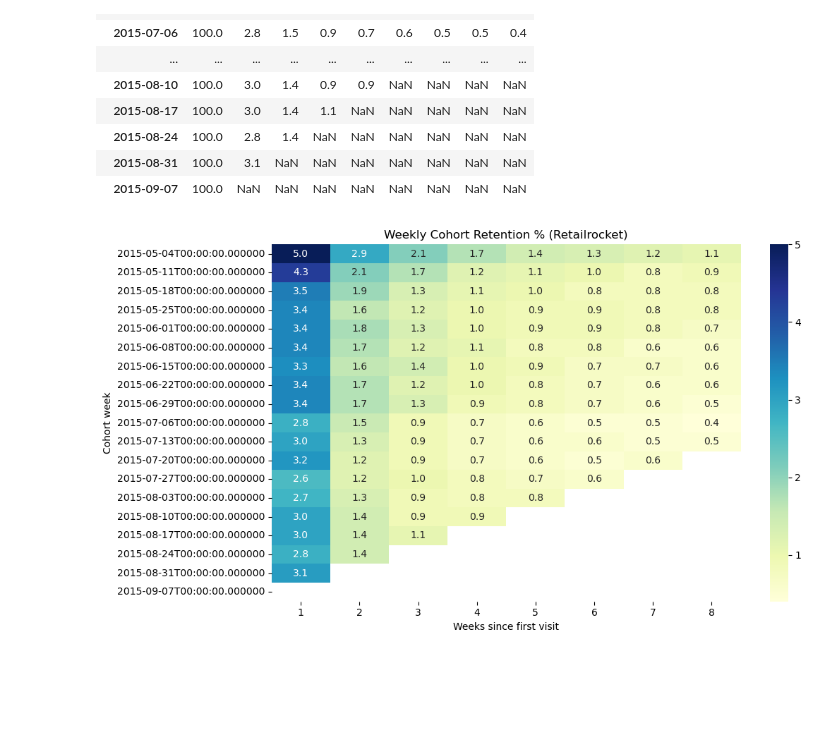
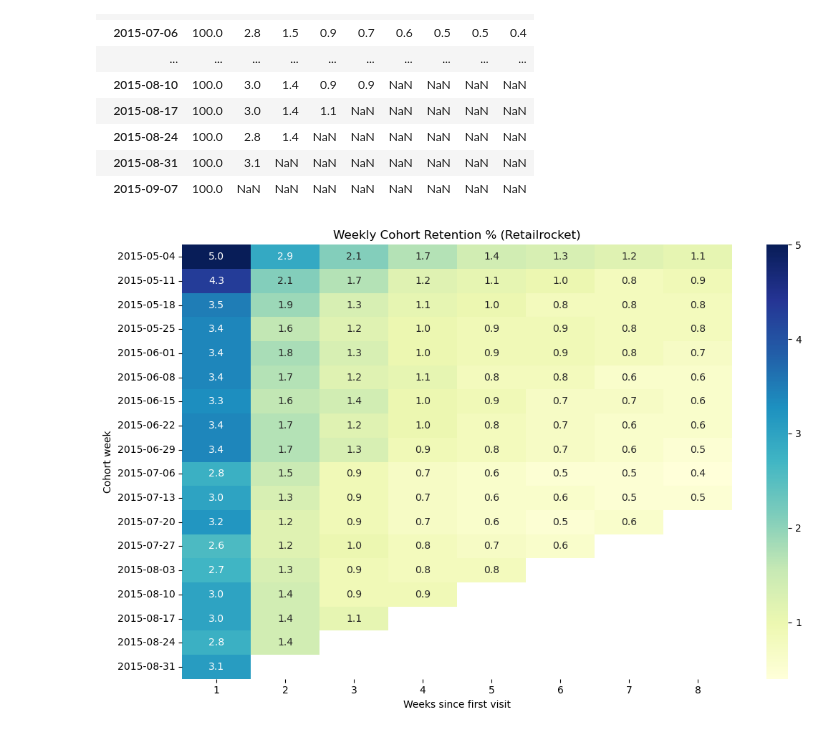
Before and after one commit to Nisha2025-droid/product-analytics-portfolio, a Jupyter notebook: 01_funnel_cohort.ipynb, the cells around one changed output. Drawn from its saved outputs; the diff is of its cells as text; code cells hidden in the pictures; blank space fills up the shorter version.

```diff
--- a/01_funnel_cohort.ipynb
+++ b/01_funnel_cohort.ipynb
@@ -157,15 +189,54 @@ ret_pct.iloc[:, :9]
 | 2015-08-31 | 100.0 | 3.1 | NaN | NaN | NaN | NaN | NaN | NaN | NaN |
 | 2015-09-07 | 100.0 | NaN | NaN | NaN | NaN | NaN | NaN | NaN | NaN |
 # %%
+import os
+import duckdb
+import pandas as pd
 import seaborn as sns
 import matplotlib.pyplot as plt
 
-plt.figure(figsize=(11, 6))
-sns.heatmap(ret_pct.iloc[:, 1:9], annot=True, fmt=".1f", cmap="YlGnBu")
+# 1) Data load
+ev = pd.read_csv("events.csv")
+ev["event_time"] = pd.to_datetime(ev["timestamp"], unit="ms")
+
+# 2) Cohort table (SQL window functions)
+cohort = duckdb.sql("""
+WITH activity AS (
+    SELECT DISTINCT visitorid,
+           DATE_TRUNC('week', event_time) AS active_week
+    FROM ev
+    WHERE event_time >= '2015-05-04' AND event_time < '2015-09-14'
+),
+with_cohort AS (
+    SELECT visitorid, active_week,
+           MIN(active_week) OVER (PARTITION BY visitorid) AS cohort_week
+    FROM activity
+)
+SELECT cohort_week,
+       DATE_DIFF('week', cohort_week, active_week) AS week_number,
+       COUNT(DISTINCT visitorid) AS users
+FROM with_cohort
+GROUP BY 1, 2
+ORDER BY 1, 2
+""").df()
+
+# 3) Retention %
+ret = cohort.pivot(index="cohort_week", columns="week_number", values="users")
+ret_pct = ret.div(ret[0], axis=0).mul(100).round(1)
+
+# 4) Clean heatmap (last partial row hata ke)
+ret_clean = ret_pct.iloc[:-1, 1:9].copy()
+ret_clean.index = ret_clean.index.strftime("%Y-%m-%d")
+
+plt.figure(figsize=(11, 7))
+sns.heatmap(ret_clean, annot=True, fmt=".1f", cmap="YlGnBu")
 plt.title("Weekly Cohort Retention % (Retailrocket)")
 plt.ylabel("Cohort week")
 plt.xlabel("Weeks since first visit")
 plt.tight_layout()
+
+os.makedirs("images", exist_ok=True)
+plt.savefig("images/cohort_heatmap.png", dpi=150, bbox_inches="tight")
 plt.show()
 # %% [output]
-[figure, old version]
+[figure, new version]
```
Also changed, not shown: parts of 1 cell of this notebook, 2 other files.
